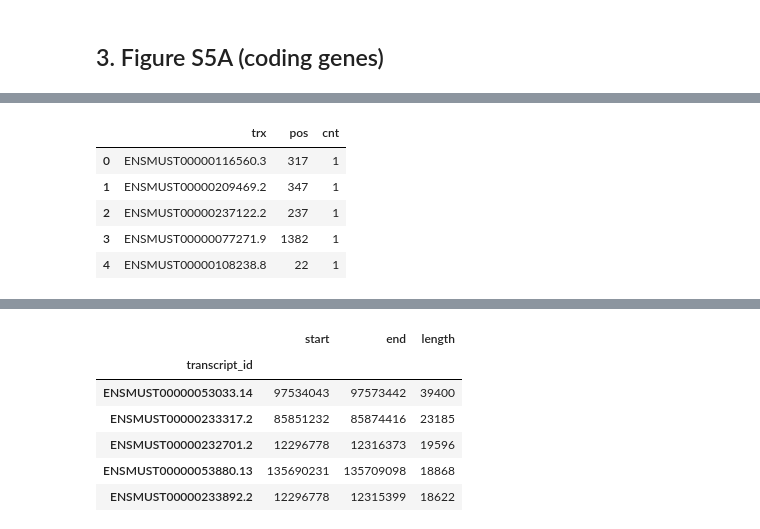
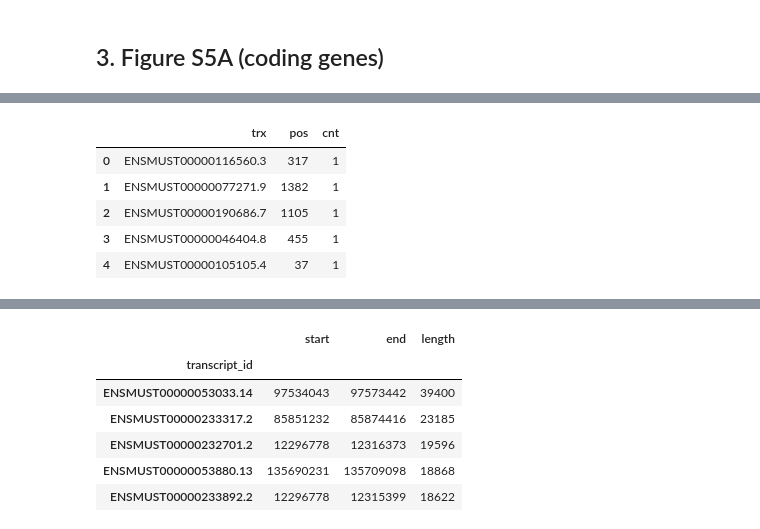
Before and after one commit to kangjunseo/Bioinformatics, a Jupyter notebook: QBioLab_Internship/Mission3.ipynb, the cells around one changed output, grey strips where cells are left out. Cells and saved outputs as stored; diff of their text form; code cells hidden in the pictures.

```diff
--- a/QBioLab_Internship/Mission3.ipynb
+++ b/QBioLab_Internship/Mission3.ipynb
@@ -177,6 +177,6 @@ GTF_df2_plus_CDS.head()
 | 364 | CDS | 4900491 | 4900538 | + | ENSMUST00000134384.8 | ENSMUSG00000025903.15 | protein_coding | Lypla1 | 2 | 48 |
 | 366 | CDS | 4902534 | 4902604 | + | ENSMUST00000134384.8 | ENSMUSG00000025903.15 | protein_coding | Lypla1 | 2 | 71 |
 # %%
-trx_ser = GTF_df2_plus_CDS[['transcript_id','length']].groupby(by=['transcript_id']).sum().sort_values(by=['length'], ascending=False)
-trx_ser.head()
+trx_ser = GTF_df2_plus_CDS[['transcript_id','length','gene_id']].groupby(by=['transcript_id','gene_id']).sum().sort_values(by=['length'], ascending=False)
+trx_ser
 # %% [output]
@@ -250,3 +257,7 @@ plt.ylim(0,100)
 [figure]
 # %% [markdown]
 ## 3. Figure S5A (coding genes)
+# %%
+trx_ser['gene'] = [g for t, g in trx_ser.index]
+trx_ser.index = [t for t,g in trx_ser.index]
+trx_ser
@@ -252,0 +278,3 @@ plt.ylim(0,100)
+# %%
+trx_ser_best = trx_ser.drop_duplicates('gene') # longest isoform만 남기기
+trx_ser_best
@@ -253,10 +295,10 @@ plt.ylim(0,100)
 # %%
-CDS_read = read_from_trx_ser("RPF_siLin28a", trx_ser.index)
+CDS_read = read_from_trx_ser("RPF_siLin28a", trx_ser_best.index)
 CDS_read.head()
 # %% [output]
 |  | trx | pos | cnt |
 | 0 | ENSMUST00000116560.3 | 317 | 1 |
-| 1 | ENSMUST00000209469.2 | 347 | 1 |
-| 2 | ENSMUST00000237122.2 | 237 | 1 |
-| 3 | ENSMUST00000077271.9 | 1382 | 1 |
-| 4 | ENSMUST00000108238.8 | 22 | 1 |
+| 1 | ENSMUST00000077271.9 | 1382 | 1 |
+| 2 | ENSMUST00000190686.7 | 1105 | 1 |
+| 3 | ENSMUST00000046404.8 | 455 | 1 |
+| 4 | ENSMUST00000105105.4 | 37 | 1 |
```
Also changed, not shown: parts of 14 cells of this notebook.
